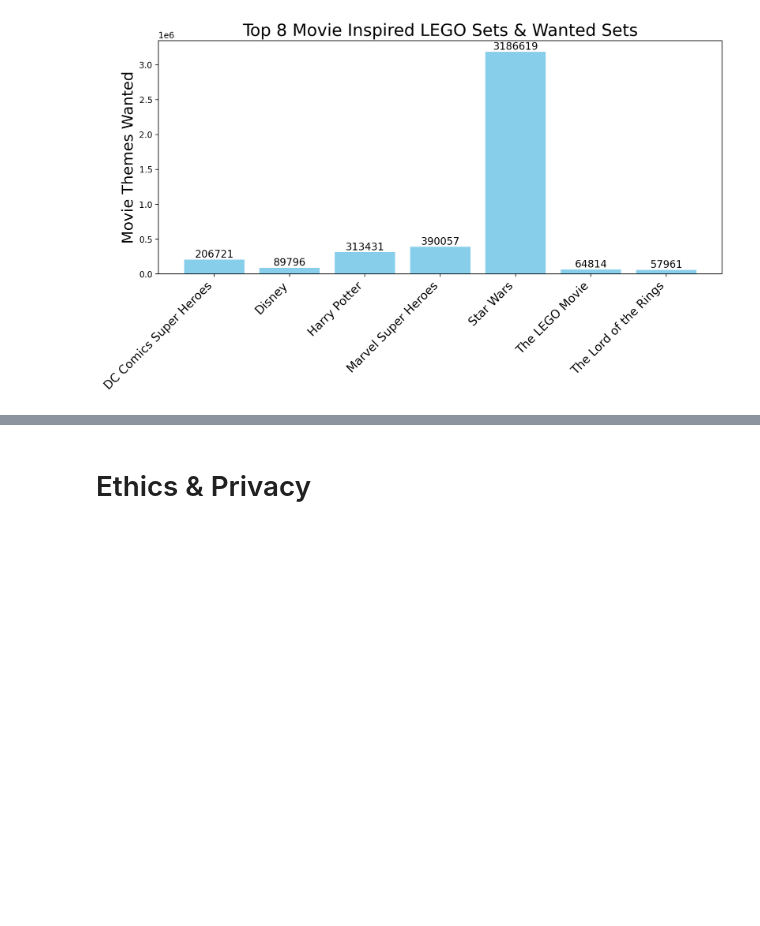
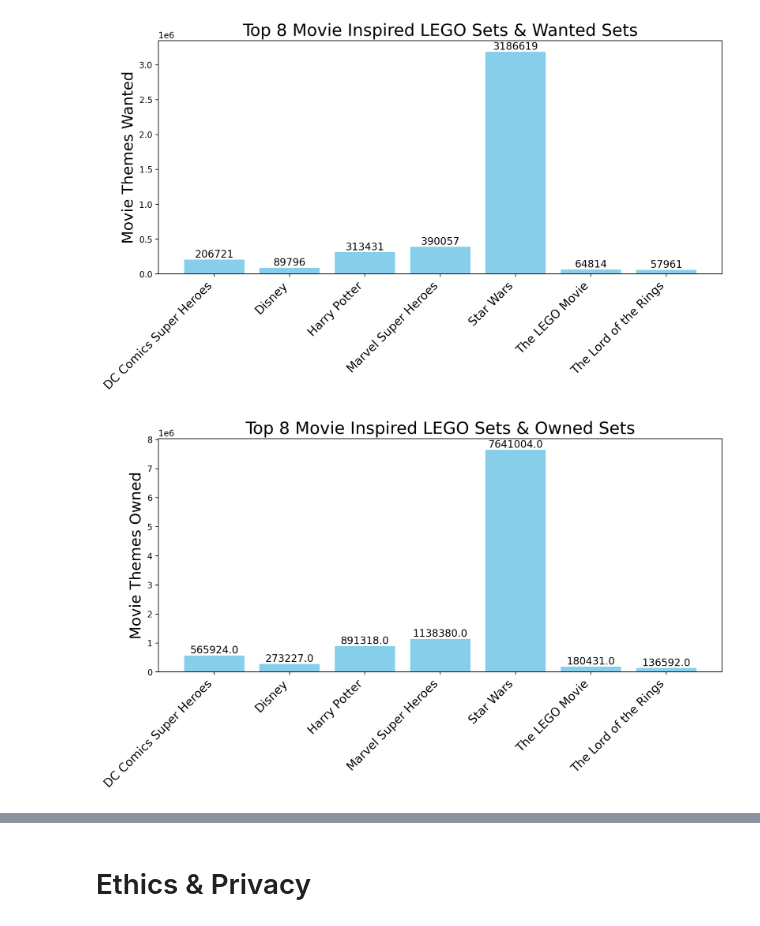
Before and after one commit to COGS108/Group015_WI24, a Jupyter notebook: EDACheckpoint_Group015_WI24.ipynb, the cells around one changed output, grey strips where cells are left out. Cells and saved outputs as stored; diff of their text form; code cells hidden in the pictures; blank space fills up the shorter version.

```diff
--- a/EDACheckpoint_Group015_WI24.ipynb
+++ b/EDACheckpoint_Group015_WI24.ipynb
@@ -480,3 +480,18 @@ for i, value in enumerate(movie_inspo_wants.values):
     plt.text(i, value + 5, str(value), ha='center', va='bottom', fontsize = 12, fontweight='normal')
 # %% [output]
 [figure]
+# %%
+top8_movies = ['The Lord of the Rings', 'Harry Potter', 'Star Wars', 'Marvel Super Heroes', 'DC Comics Super Heroes', 'Jurassic Park', 'The LEGO Movie', 'Disney']
+movie_inspo_owned = brickset.loc[brickset['Theme'].isin(top8_movies)].groupby('Theme')['No_owned'].sum()
+
+plt.bar(movie_inspo_owned.index, movie_inspo_owned.values, color='skyblue')
+
+# Formatting for the plot
+plt.title('Top 8 Movie Inspired LEGO Sets & Owned Sets', fontsize = 20)
+plt.xticks(rotation = 45, ha = 'right', fontsize = 14)
+plt.ylabel('Movie Themes Owned', fontsize = 18);
+
+for i, value in enumerate(movie_inspo_owned.values):
+    plt.text(i, value + 5, str(value), ha='center', va='bottom', fontsize = 12, fontweight='normal')
+# %% [output]
+[figure, added]
```
Also changed, not shown: parts of 2 cells of this notebook.
